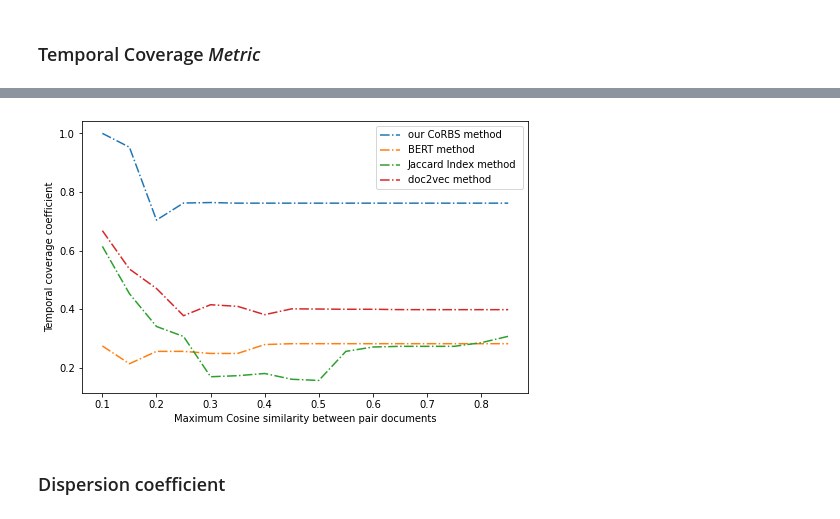
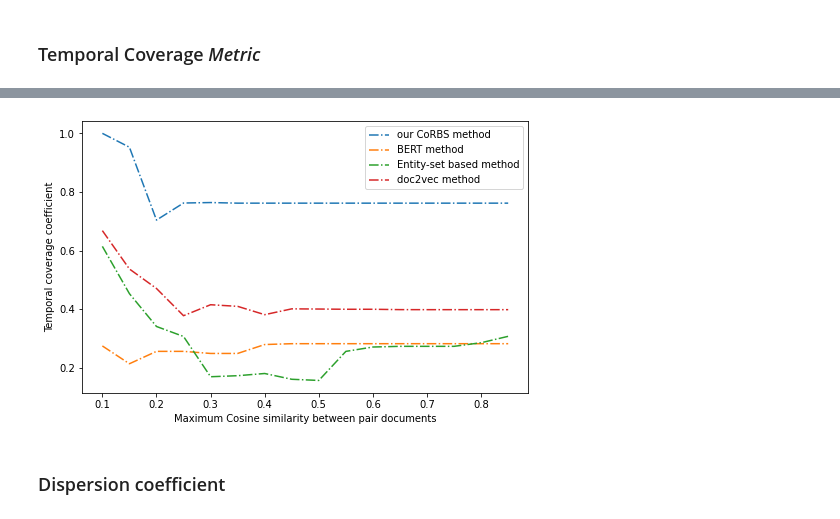
Before and after one commit to AlirezaPNouri/CoRBS, a Jupyter notebook: Experimental_result_four_metrics.ipynb, the cells around one changed output, grey strips where cells are left out. Saved outputs shown, nothing was run; the diff lists cells and outputs as text; code cells hidden in the pictures.

```diff
--- a/Experimental_result_four_metrics.ipynb
+++ b/Experimental_result_four_metrics.ipynb
@@ -152,29 +150,29 @@ tempo_cover_doc2vec_n = [tempo_cover(final_results_doc2vec_n, list_of_timestamps
 # %%
 x = list(omega_list)[0:-2]
 plt.figure(figsize=(8,5))
 
 y = tempo_cover_proposed[0:-2]
 plt.plot(x, y, label = "our CoRBS method", linestyle="-." )
 
 y = tempo_cover_bert[0:-2]
 plt.plot(x, y, label = "BERT method ", linestyle="-." )
 
 y = tempo_cover_ji[0:-2]
-plt.plot(x, y, label = "Jaccard Index method ", linestyle="-." )
+plt.plot(x, y, label = "Entity-set based method", linestyle="-." )
 
 # y = tempo_cover_doc2vec[0:-2]
 # plt.plot(x, y, label = "doc2vec method ", linestyle="-." )
 
 y = tempo_cover_doc2vec_n[0:-2]
 plt.plot(x, y, label = "doc2vec method ", linestyle="-." )
 
 plt.xlabel('Maximum Cosine similarity between pair documents')
 plt.ylabel('Temporal coverage coefficient')
 
 plt.legend()
 plt.show()
 # %% [output]
-[figure, old version]
+[figure, new version]
 # %% [markdown]
 ### Dispersion coefficient
 # %%
```
Also changed, not shown: parts of 5 cells of this notebook.
